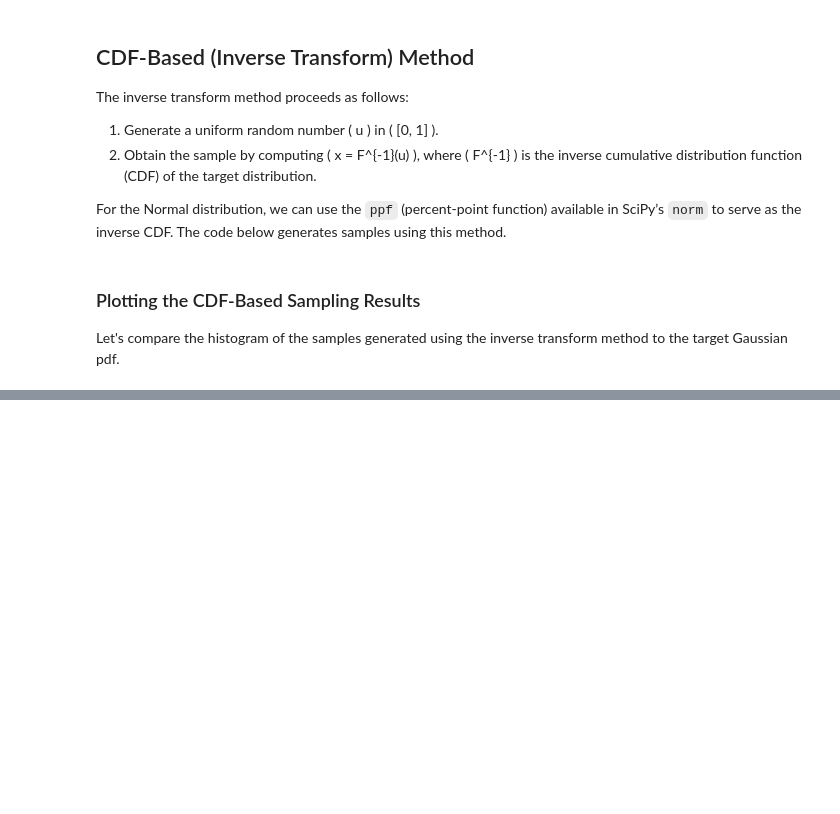
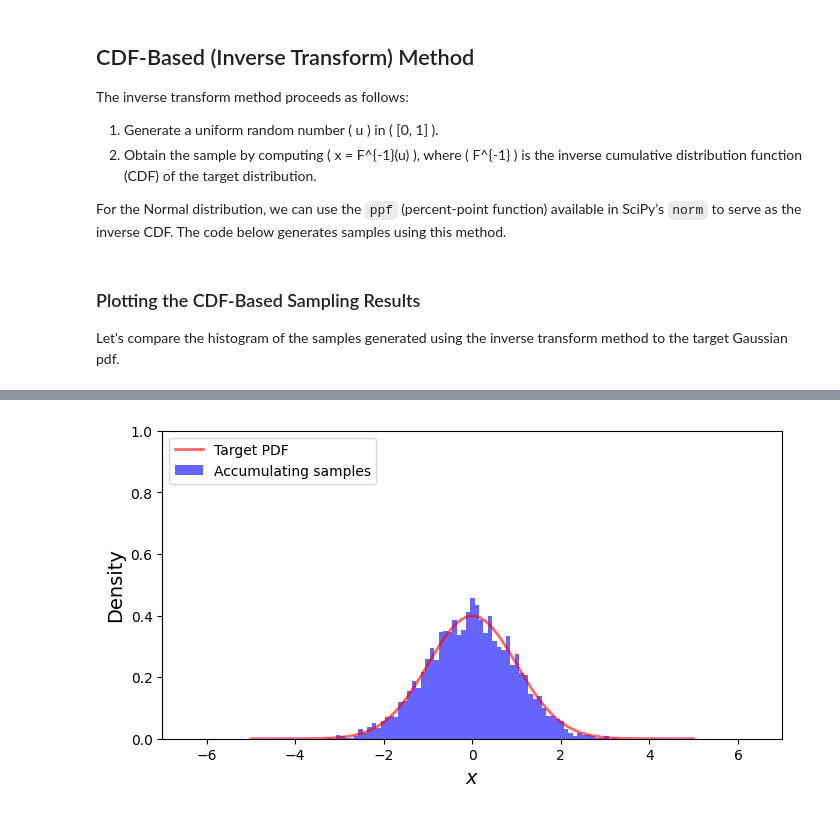
Before and after one commit to keaveney/UCTDataScienceInParticlePhysics, a Jupyter notebook: random_numbers.ipynb, the cells around one changed output, grey strips where cells are left out. Drawn from its saved outputs; the diff is of its cells as text; code cells hidden in the pictures; blank space fills up the shorter version.

```diff
--- a/random_numbers.ipynb
+++ b/random_numbers.ipynb
@@ -152,0 +152,40 @@ Both methods yield samples that follow the desired Normal distribution. Choose t
+# %%
+import matplotlib.pyplot as plt
+import matplotlib.animation as animation
+from IPython.display import HTML
+
+# Prepare the figure and axis
+fig, ax = plt.subplots(figsize=(8, 4))
+ax.set_xlim(-7, 7)
+ax.set_ylim(0, 1)
+ax.set_xlabel("$x$", fontsize=14)
+ax.set_ylabel("Density", fontsize=14)
+# Plot the target Gaussian pdf for reference
+x_plot = np.linspace(x_min, x_max, 100)
+ax.plot(x_plot, norm.pdf(x_plot, 0, 1.0), 'r-', lw=2, alpha=0.6, label='Target PDF')
+
+# Compute bins from your original data
+dataBins = np.linspace(x_min, x_max, nsteps)
+binCentres = (dataBins[:-1] + dataBins[1:]) / 2
+widths = np.diff(dataBins)
+# Initialize an empty bar container
+bars = ax.bar(binCentres, np.zeros_like(binCentres), width=widths, alpha=0.6, color='b', label='Accumulating samples')
+ax.legend(loc='upper left')
+
+# Function to update the histogram for each frame
+def update(frame):
+    # Use samples up to the current frame index
+    current_samples = pf_samples[:frame]
+    counts, _ = np.histogram(current_samples, bins=dataBins, density=True)
+    # Update each bar's height
+    for bar, h in zip(bars, counts):
+        bar.set_height(h)
+    return bars
+
+# Create the animation; adjust the number of frames and interval as desired
+frames = np.linspace(1, len(pf_samples), 100, dtype=int)
+anim = animation.FuncAnimation(fig, update, frames=frames, interval=100, blit=True)
+
+# Display the animation inline (as an HTML5 video)
+HTML(anim.to_jshtml())
+# %% [output]
@@ -152,0 +193 @@ Both methods yield samples that follow the desired Normal distribution. Choose t
+[figure, added]
```
Also changed, not shown: parts of 8 cells of this notebook, 2 other files.
